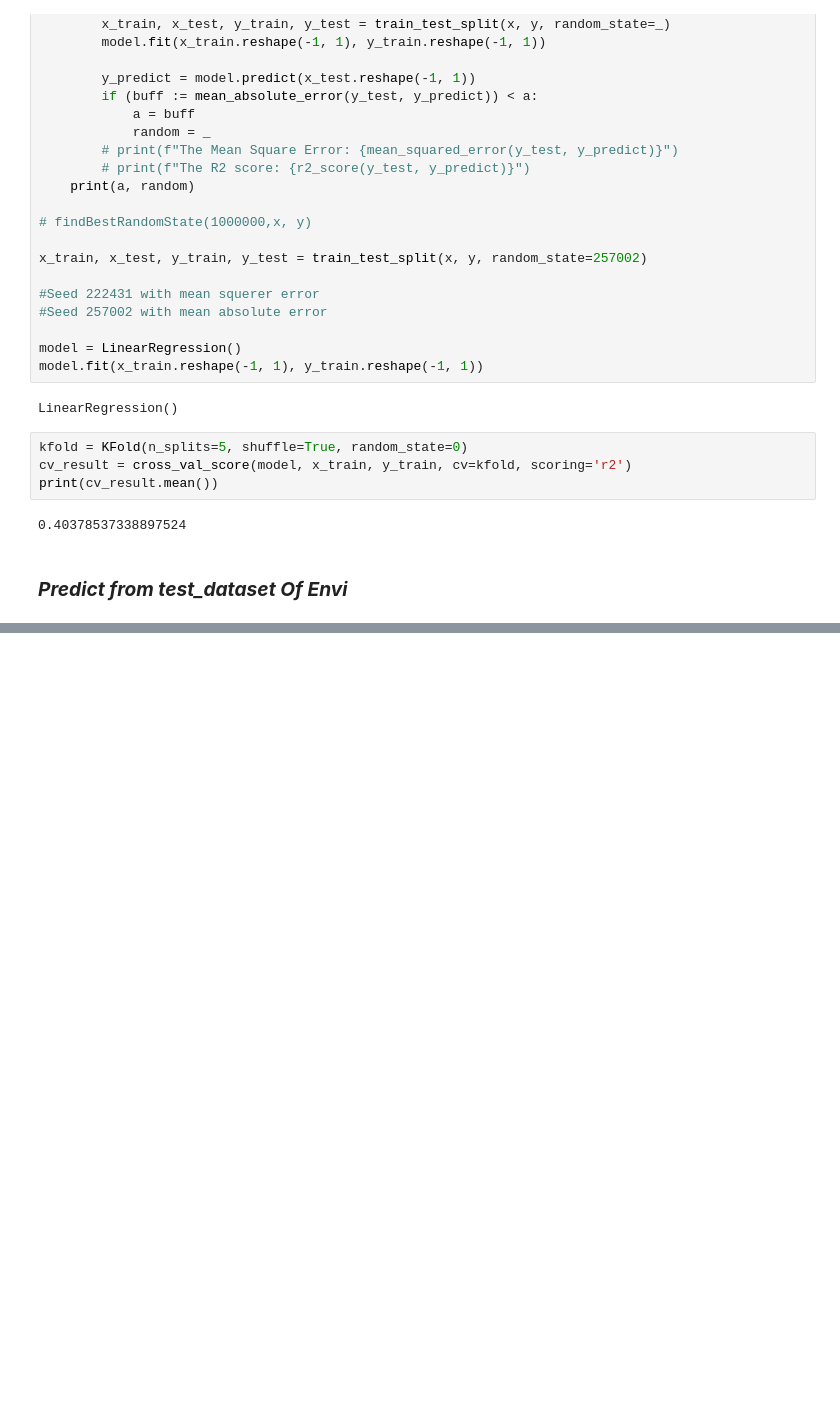
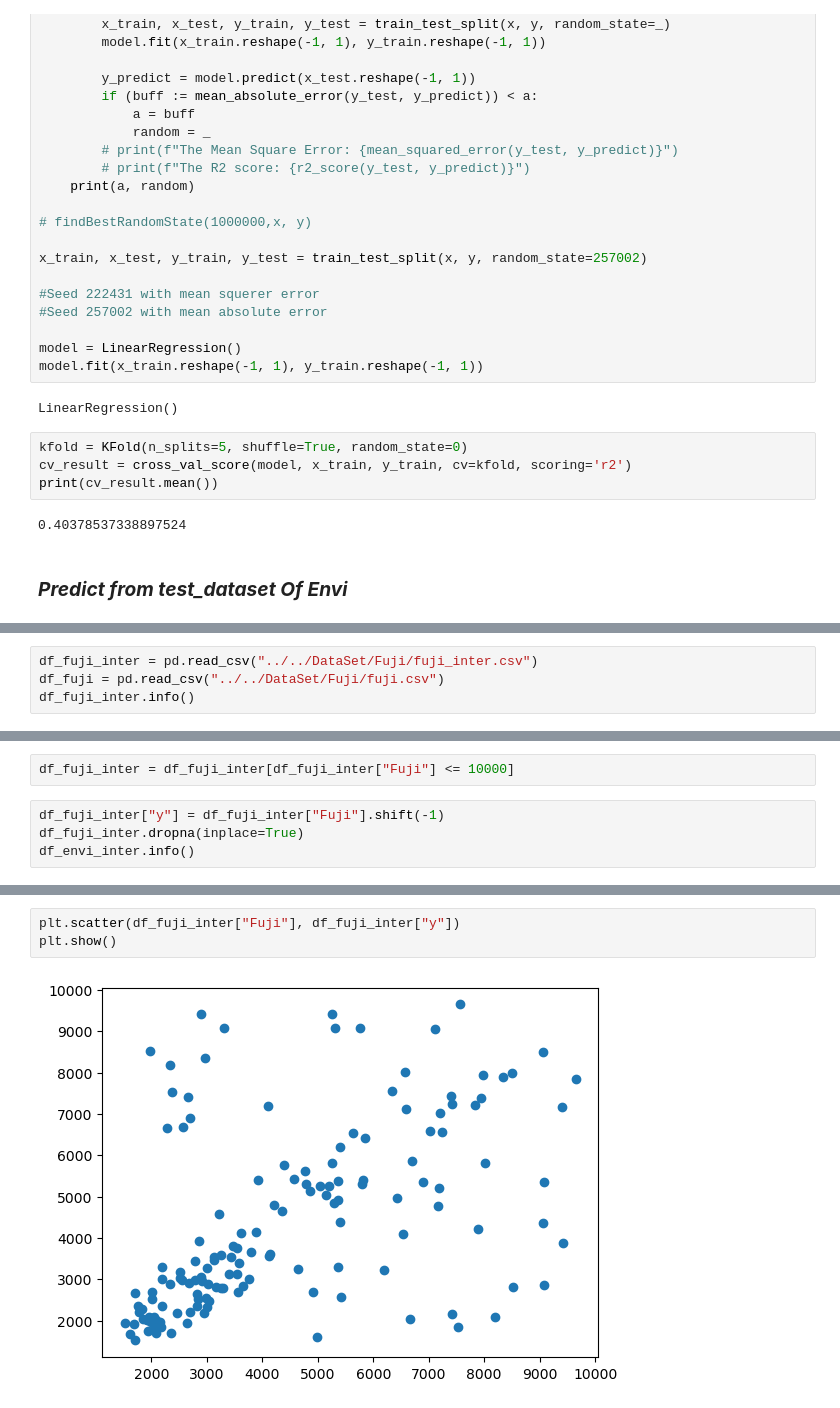
Before and after one commit to OatKID/RegressionMiniProject, a Jupyter notebook: algorithm/1_predict_1/linear_regression.ipynb, the cells around one changed output, grey strips where cells are left out. Saved outputs shown, nothing was run; the diff lists cells and outputs as text; blank space fills up the shorter version.

Commit message:
Train Fuji in linear regression

```diff
--- a/algorithm/1_predict_1/linear_regression.ipynb
+++ b/algorithm/1_predict_1/linear_regression.ipynb
@@ -152,0 +153,4 @@ The R2 score: 0.6902184885014049
+# %%
+df_fuji_inter = pd.read_csv("../../DataSet/Fuji/fuji_inter.csv")
+df_fuji = pd.read_csv("../../DataSet/Fuji/fuji.csv")
+df_fuji_inter.info()
@@ -152,0 +167,6 @@ The R2 score: 0.6902184885014049
+# %%
+df_fuji_inter = df_fuji_inter[df_fuji_inter["Fuji"] <= 10000]
+# %%
+df_fuji_inter["y"] = df_fuji_inter["Fuji"].shift(-1)
+df_fuji_inter.dropna(inplace=True)
+df_envi_inter.info()
@@ -152,0 +184,5 @@ The R2 score: 0.6902184885014049
+# %%
+plt.scatter(df_fuji_inter["Fuji"], df_fuji_inter["y"])
+plt.show()
+# %% [output]
+[figure, added]
```
Also changed, not shown: parts of 11 cells of this notebook, 1 other file.
